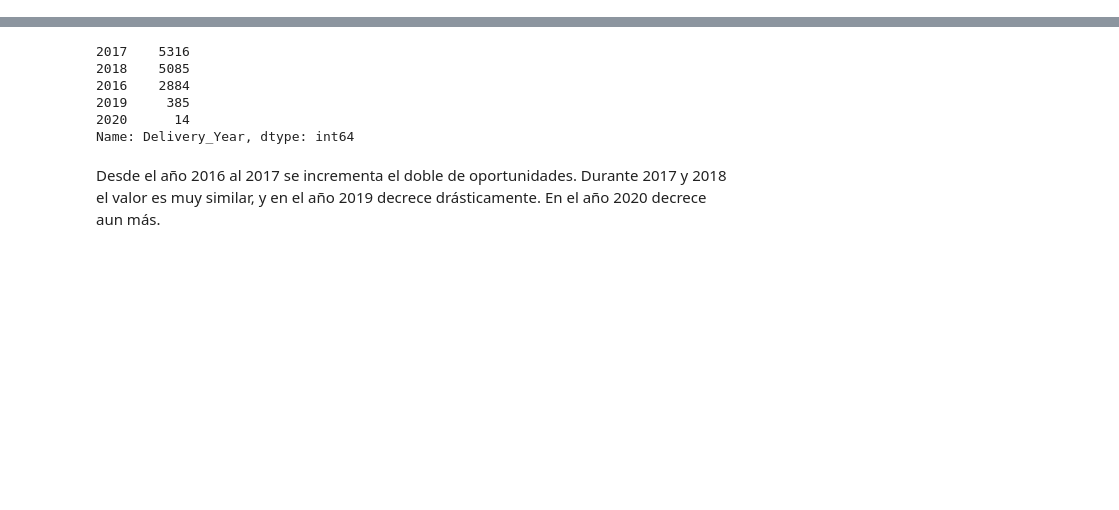
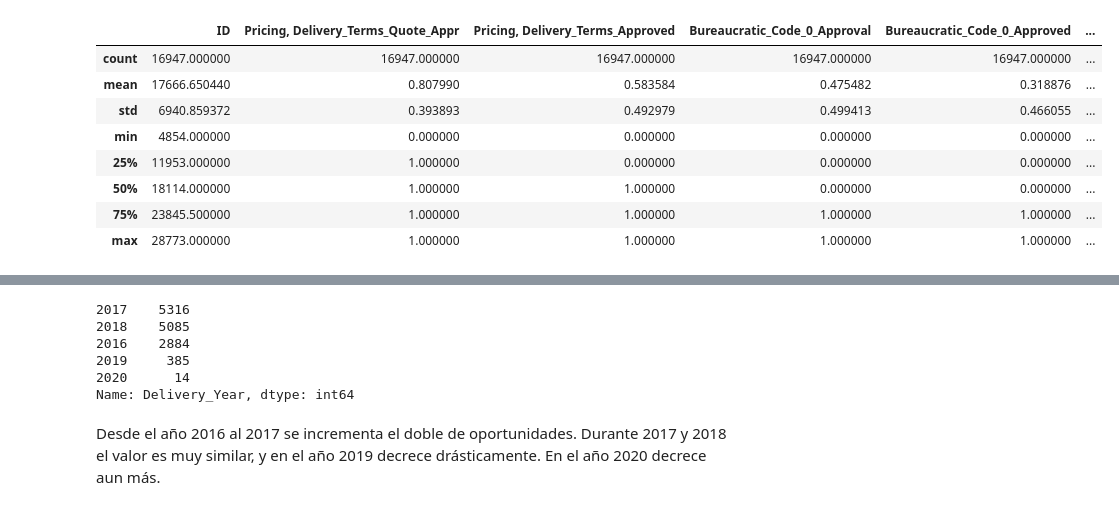
Before and after one commit to faristegui/tpdatos-2c-2020, a Jupyter notebook: TP1-Facundo.ipynb, the cells around one changed output, grey strips where cells are left out. Saved outputs shown, nothing was run; the diff lists cells and outputs as text; code cells hidden in the pictures; blank space fills up the shorter version.

```diff
--- a/TP1-Facundo.ipynb
+++ b/TP1-Facundo.ipynb
@@ -7,2 +38,14 @@ df_oportunidades = pd.read_csv('data/Entrenamieto_ECI_2020.csv')
+# %%
+df_oportunidades.describe()
+# %% [output]
+|  | ID | Pricing, Delivery_Terms_Quote_Appr | Pricing, Delivery_Terms_Approved | Bureaucratic_Code_0_Approval | Bureaucratic_Code_0_Approved | ... |
+| count | 16947.000000 | 16947.000000 | 16947.000000 | 16947.000000 | 16947.000000 | ... |
+| mean | 17666.650440 | 0.807990 | 0.583584 | 0.475482 | 0.318876 | ... |
+| std | 6940.859372 | 0.393893 | 0.492979 | 0.499413 | 0.466055 | ... |
+| min | 4854.000000 | 0.000000 | 0.000000 | 0.000000 | 0.000000 | ... |
+| 25% | 11953.000000 | 1.000000 | 0.000000 | 0.000000 | 0.000000 | ... |
+| 50% | 18114.000000 | 1.000000 | 1.000000 | 0.000000 | 0.000000 | ... |
+| 75% | 23845.500000 | 1.000000 | 1.000000 | 1.000000 | 1.000000 | ... |
+| max | 28773.000000 | 1.000000 | 1.000000 | 1.000000 | 1.000000 | ... |
 # %%
 df_oportunidades.dropna(inplace=True)
```
Also changed, not shown: parts of 10 cells of this notebook, 1 other file.
